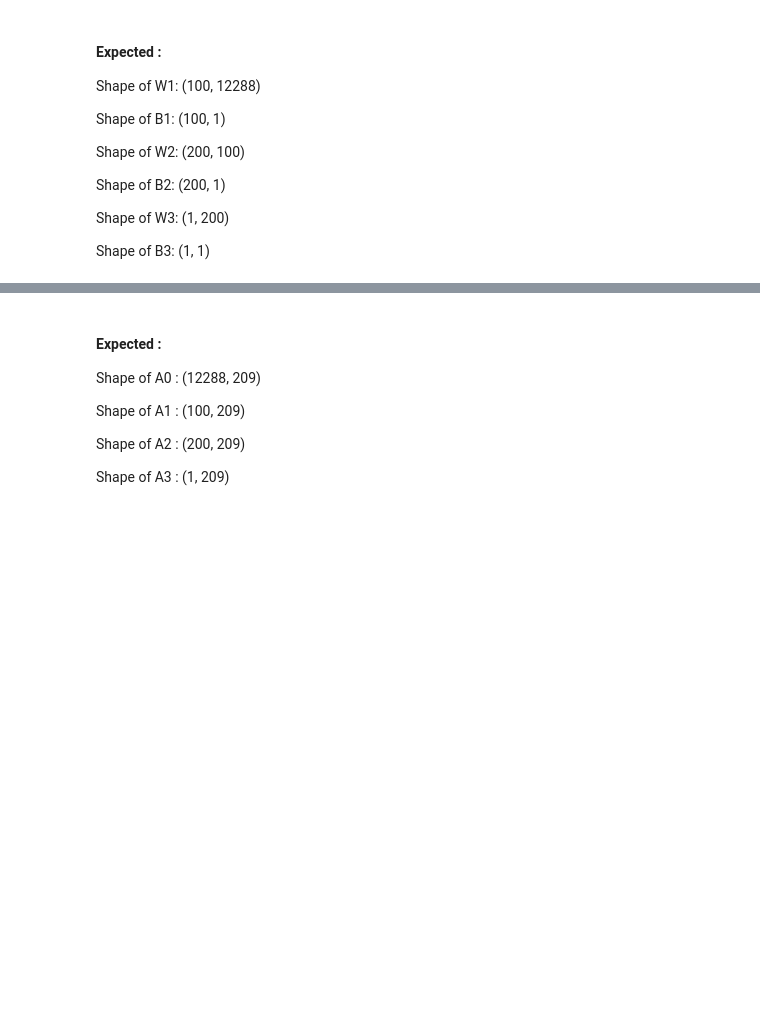
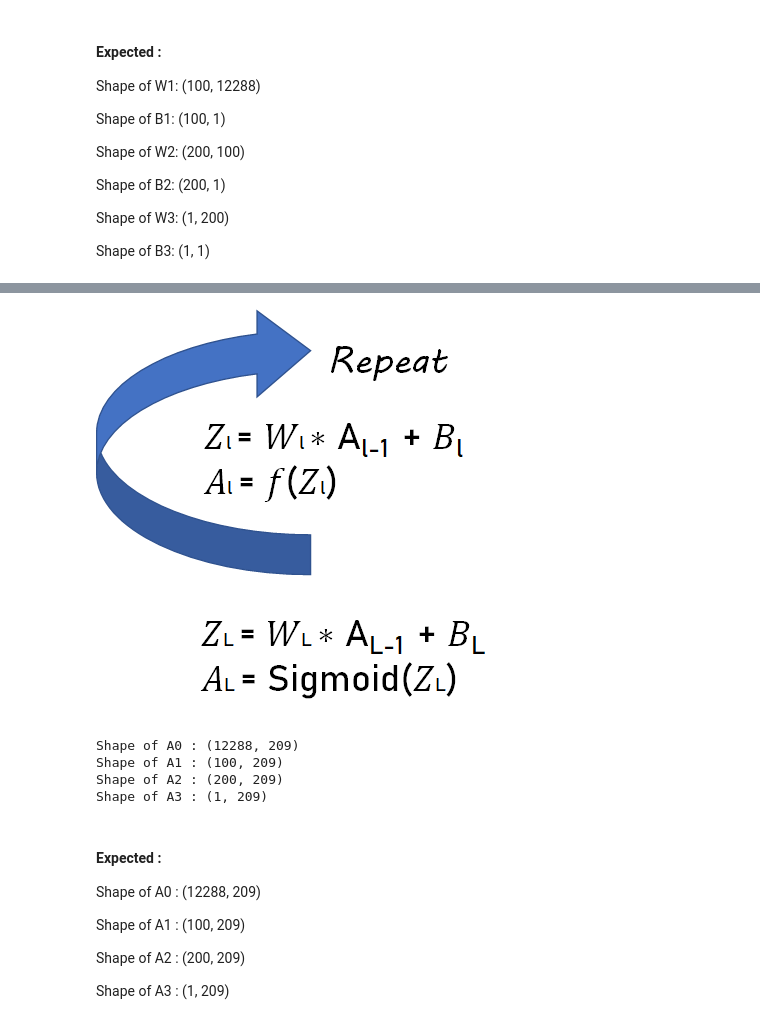
Before and after one commit to polachandu/Neural-Network-Multiclass-classification, a Jupyter notebook: l-layer-deep-neural-network.ipynb, the cells around one changed output, grey strips where cells are left out. Saved outputs shown, nothing was run; the diff lists cells and outputs as text; code cells hidden in the pictures; blank space fills up the shorter version.

Commit message:
Kaggle Notebook | L layer Deep Neural Network | Version 2

```diff
--- a/l-layer-deep-neural-network.ipynb
+++ b/l-layer-deep-neural-network.ipynb
@@ -143,3 +150,7 @@ Shape of B3: (1, 1)
 
 For f(x), you can use either tanh or ReLU activation function. But also use the derivative of the same for Backpropagation as well
+# %%
+Image("/kaggle/input/l-layereddatasets/images/forward_prop.png")
+# %% [output]
+[figure, added]
 # %%
@@ -168,8 +185,13 @@ For f(x), you can use either tanh or ReLU activation function. But also use the
 # %%
-# aL, forw_cache = forward_propagation(X_train, params, 'relu')
+aL, forw_cache = forward_propagation(X_train, params, 'relu')
 
-# for l in range(len(params)//2 + 1):
-#     print("Shape of A" + str(l) + " :", forw_cache['A' + str(l)].shape)
+for l in range(len(params)//2 + 1):
+    print("Shape of A" + str(l) + " :", forw_cache['A' + str(l)].shape)
+# %% [output]
+Shape of A0 : (12288, 209)
+Shape of A1 : (100, 209)
+Shape of A2 : (200, 209)
+Shape of A3 : (1, 209)
 # %% [markdown]
 #### Expected :
 
```
Also changed, not shown: parts of 8 cells of this notebook.
